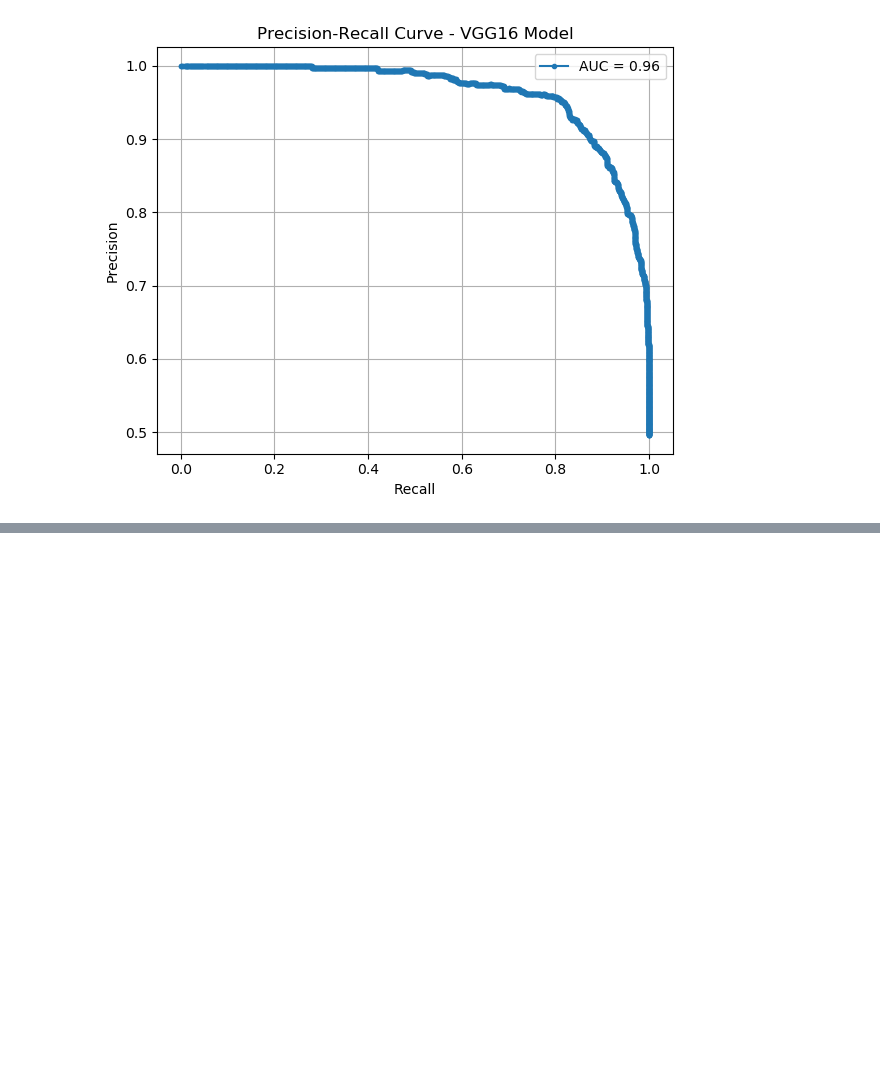
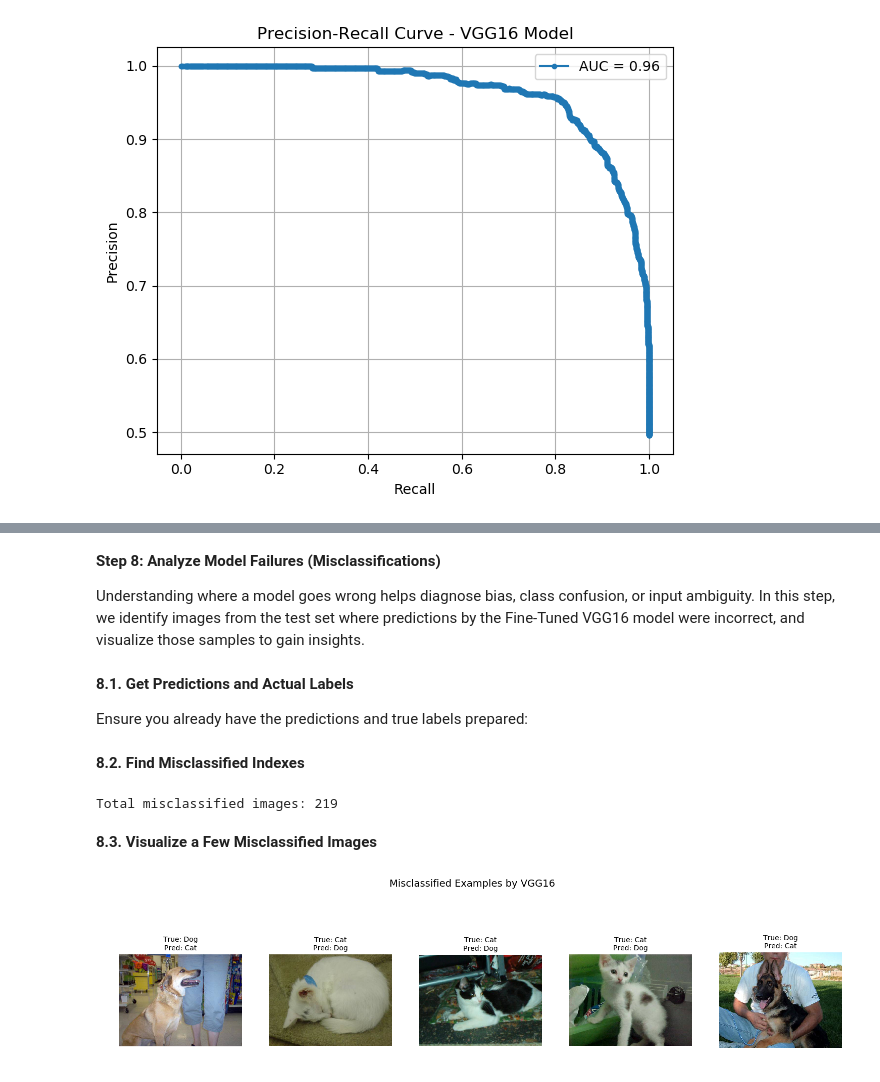
Before and after one commit to MandeepCon/CSCN8010-Practical-Lab-3, a Jupyter notebook: PracticalLab3.ipynb, the cells around one changed output, grey strips where cells are left out. Drawn from its saved outputs; the diff is of its cells as text; code cells hidden in the pictures; blank space fills up the shorter version.

```diff
--- a/PracticalLab3.ipynb
+++ b/PracticalLab3.ipynb
@@ -837,0 +986,49 @@ plt.show()
+# %% [markdown]
+**Step 8: Analyze Model Failures (Misclassifications)**
+
+Understanding where a model goes wrong helps diagnose bias, class confusion, or input ambiguity. In this step, we identify images from the test set where predictions by the Fine-Tuned VGG16 model were incorrect, and visualize those samples to gain insights.
+# %% [markdown]
+**8.1. Get Predictions and Actual Labels**
+
+Ensure you already have the predictions and true labels prepared:
+# %%
+# Already loaded in previous steps
+Y_true = test_generator.classes[:min_len]
+Y_pred_vgg = (vgg_probs[:min_len] > 0.5).astype(int).flatten()
+# %% [markdown]
+**8.2. Find Misclassified Indexes**
+# %%
+# Identify misclassified indexes
+misclassified_indices = [i for i, (true, pred) in enumerate(zip(Y_true, Y_pred_vgg)) if true != pred]
+print(f"Total misclassified images: {len(misclassified_indices)}")
+# %% [output]
+Total misclassified images: 219
+# %% [markdown]
+**8.3. Visualize a Few Misclassified Images**
+# %%
+import matplotlib.pyplot as plt
+import matplotlib.image as mpimg
+import numpy as np
+
+# Get file paths from test generator
+filenames = np.array(test_generator.filepaths)[:min_len]
+
+# Randomly pick 5 misclassified images
+sample_indices = random.sample(misclassified_indices, 5)
+
+plt.figure(figsize=(15, 5))
+for i, idx in enumerate(sample_indices):
+    img_path = filenames[idx]
+    img = mpimg.imread(img_path)
+    plt.subplot(1, 5, i + 1)
+    plt.imshow(img)
+    true_label = "Cat" if Y_true[idx] == 0 else "Dog"
+    pred_label = "Cat" if Y_pred_vgg[idx] == 0 else "Dog"
+    plt.title(f"True: {true_label}\nPred: {pred_label}", fontsize=10)
+    plt.axis('off')
+
+plt.suptitle("Misclassified Examples by VGG16", fontsize=14)
+plt.tight_layout()
+plt.show()
+# %% [output]
+[figure, added]
```
Also changed, not shown: parts of 15 cells of this notebook.
